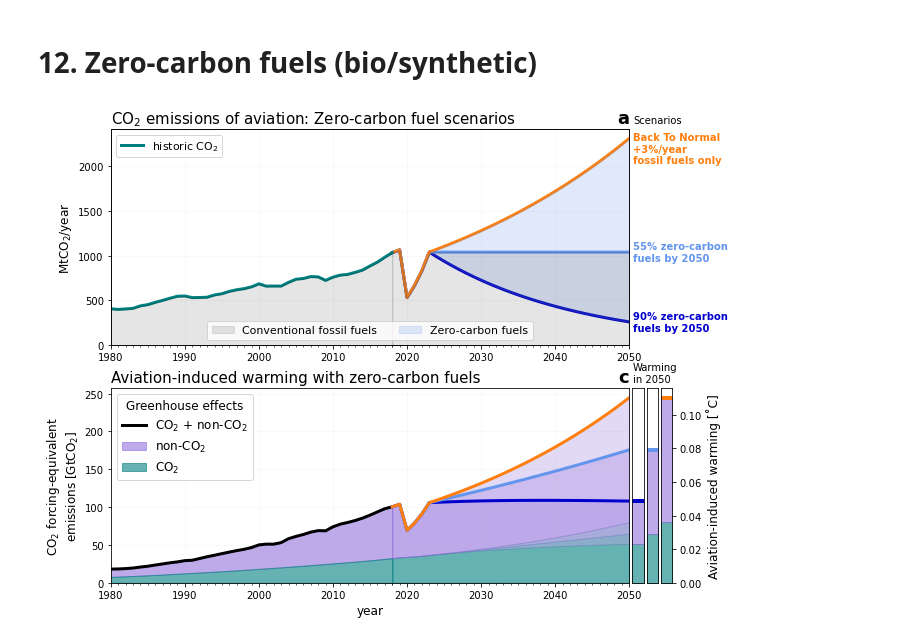
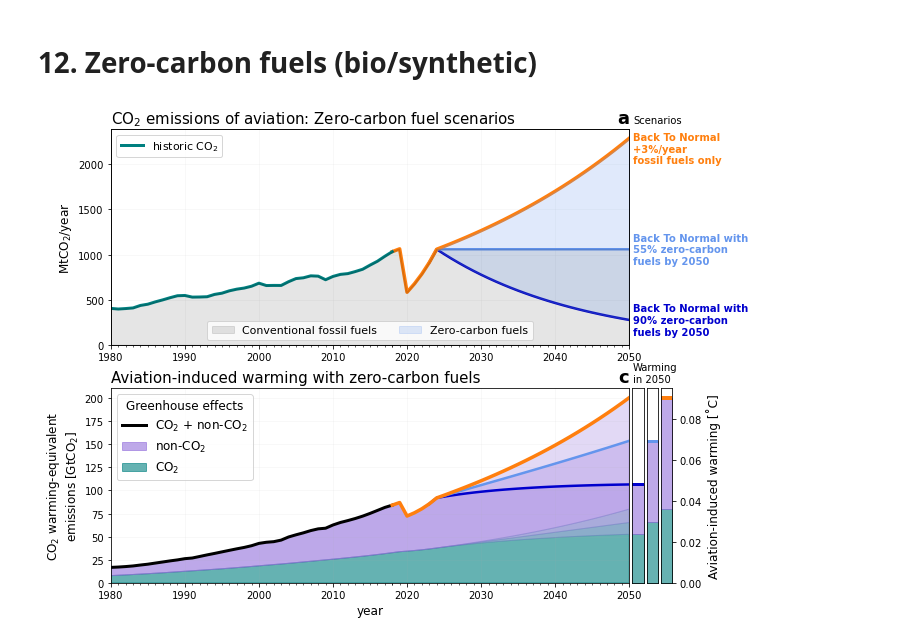
Before and after one commit to milankl/FlyingClimate, a Jupyter notebook: scripts/aviation_warming.ipynb, the cells around one changed output. Cells and saved outputs as stored; diff of their text form; code cells hidden in the pictures.

```diff
--- a/scripts/aviation_warming.ipynb
+++ b/scripts/aviation_warming.ipynb
@@ -1011 +1052,16 @@ for i in range(6,len(years_future)):   # 2021,2022,2023
+# %%
+# change the contrail forcing as F* = sqrt(m)*F for biofuels, with m fuel ratio of fossil/(bio+fossil)
+
+# fuel mixes (proportional to co2 emissions ratio)
+m5 = co2_scenario5 / co2_scenario3
+m6 = co2_scenario6 / co2_scenario3
+
+nonCO2_rf_B = o3short_rf + ch4_rf + o3long_rf + swv_rf + bc_rf + so4_rf + h2o_rf  # all but contrail
+nonCO2_rf_C = contrail_rf                                                         # contrails only
+
+# all but contrails B, contrails only C
+nonco2rf_scenario5B = np.zeros(len(years1940))
+nonco2rf_scenario6B = np.zeros(len(years1940))
+nonco2rf_scenario5C = np.zeros(len(years1940))
+nonco2rf_scenario6C = np.zeros(len(years1940))
 # %%
@@ -1099,13 +1127,14 @@ ax_s3.yaxis.set_label_position("right")
 ax_s3.yaxis.tick_right()
 
 # future scenarios
-ax2.fill_between(years,co2,alpha=0.1,color="k",label="Conventional fossil fuels")
-ax2.fill_between(years_future,co2_scenario3,co2_scenario6,alpha=0.2,color="cornflowerblue",label="Zero-carbon fuels")
-ax2.fill_between(years_future,co2_scenario5,alpha=0.1,color="k")
+from2018 = 2018-1940
+from2024 = 2024-1940
+ax2.fill_between(years1940,co2_scenario5,alpha=0.1,color="k",label="Conventional fossil fuels")
+ax2.fill_between(years1940[from2024:],co2_scenario3[from2024:],co2_scenario6[from2024:],alpha=0.2,color="cornflowerblue",label="Zero-carbon fuels")
 
-ax1.plot(years_future,co2_scenario6,"mediumblue",lw=3)
-ax1.plot(years_future,co2_scenario5,"cornflowerblue",lw=3)
-ax1.plot(years_future,co2_scenario3,"C1",lw=3)
+ax1.plot(years1940[from2024-1:],co2_scenario6[from2024-1:],"mediumblue",lw=2.5)
+ax1.plot(years1940[from2024-1:],co2_scenario5[from2024-1:],"cornflowerblue",lw=2.5)
+ax1.plot(years1940[from2018:],co2_scenario3[from2018:],"C1",lw=3.5)
 
 # historic
 ax1.plot(years,co2,"teal",lw=3,label=r"historic CO$_2$")
@@ -1124,52 +1153,46 @@ ax1.set_xticks(np.hstack((years,years_future)),minor=True)
 ax3.set_xticks(np.hstack((years,years_future)),minor=True)
 ax2.set_yticks([])
 
-# FORCING-EQUIVALENT EMISSIONS AND WARMING
+# WARMING-EQUIVALENT EMISSIONS AND WARMING
 # historic
 alfa=0.6
 h3 = lambda y: 1-np.cbrt(1-y)
-h4 = lambda y: 1-np.sqrt(np.sqrt(1-y))  # four-level superimposed alpha
 
 # cumulative
-ax3.fill_between(years,nonCO2_cumemissions+cumco2_1940,cumco2_1940,alpha=alfa,color="mediumpurple",label="non-CO$_2$")
-ax3.fill_between(years,cumco2_1940,alpha=alfa,color="teal",label=r"CO$_2$")
-ax3.plot(years,nonCO2_cumemissions+cumco2_1940,"k",lw=3,label=r"CO$_2$ + non-CO$_2$")
+ax3.plot(years1940[:till2018],warming_scenario3[:till2018]/TCRE,"k",lw=3,label=r"CO$_2$ + non-CO$_2$")
 
 # cumulative future
 # CO2
-# ax3.fill_between(years_future,np.ones_like(years_future)*np.sum(co2)/1000,alpha=h4(alfa),color="teal")
-ax3.fill_between(years_future,np.sum(co2_1940[:-1])/1000+np.cumsum(co2_scenario6)/1000,
+ax3.fill_between(years1940,co2warm_scenario6/TCRE,
                  alpha=h3(alfa),color="teal")
-ax3.fill_between(years_future,np.sum(co2_1940[:-1])/1000+np.cumsum(co2_scenario5)/1000,
+ax3.fill_between(years1940,co2warm_scenario5/TCRE,
                  alpha=h3(alfa),color="teal")
-ax3.fill_between(years_future,np.sum(co2_1940[:-1])/1000+np.cumsum(co2_scenario3)/1000,
+ax3.fill_between(years1940,co2warm_scenario3/TCRE,
                  alpha=h3(alfa),color="teal")
 
-# ax3.plot(years_future,np.sum(co2[:-1])/1000+np.cumsum(co2_scenario6)/1000,"mediumblue")
-# ax3.plot(years_future,np.sum(co2[:-1])/1000+np.cumsum(co2_scenario5)/1000,"cornflowerblue")
-# ax3.plot(years_future,np.sum(co2[:-1])/1000+np.cumsum(co2_scenario3)/1000,"C1")
+# NON-CO2
+ax3.plot(years1940[from2018:],warming_scenario3[from2018:]/TCRE,
+         "C1",lw=3.5,zorder=10)
+ax3.plot(years1940[from2024-1:],warming_scenario5[from2024-1:]/TCRE,
+         "cornflowerblue",lw=2.5,zorder=9)
+ax3.plot(years1940[from2024-1:],warming_scenario6[from2024-1:]/TCRE,
+         "mediumblue",lw=2.5,zorder=8)
 
-# NON-CO2
-ax3.plot(years_future,nonco2_cumemiss_scenario3+np.sum(co2_1940[:-1])/1000+np.cumsum(co2_scenario3)/1000,
-         "C1",lw=3,zorder=10)
-ax3.plot(years_future,nonco2_cumemiss_scenario5+np.sum(co2_1940[:-1])/1000+np.cumsum(co2_scenario5)/1000,
-         "cornflowerblue",lw=3,zorder=9)
-ax3.plot(years_future,nonco2_cumemiss_scenario6+np.sum(co2_1940[:-1])/1000+np.cumsum(co2_scenario6)/1000,
-         "mediumblue",lw=3,zorder=8)
-
-ax3.fill_between(years_future,nonco2_cumemiss_scenario5+np.sum(co2_1940[:-1])/1000+np.cumsum(co2_scenario5)/1000,
-                 np.sum(co2_1940[:-1])/1000+np.cumsum(co2_scenario5)/1000,
+ax3.fill_between(years1940,warming_scenario5/TCRE,co2warm_scenario5/TCRE,
                  alpha=h3(alfa),color="mediumpurple")
-ax3.fill_between(years_future,nonco2_cumemiss_scenario6+np.sum(co2_1940[:-1])/1000+np.cumsum(co2_scenario6)/1000,
-                 np.sum(co2_1940[:-1])/1000+np.cumsum(co2_scenario6)/1000,
+ax3.fill_between(years1940,warming_scenario6/TCRE,co2warm_scenario6/TCRE,
                  alpha=h3(alfa),color="mediumpurple")
-ax3.fill_between(years_future,nonco2_cumemiss_scenario3+np.sum(co2_1940[:-1])/1000+np.cumsum(co2_scenario3)/1000,
-                 np.sum(co2_1940[:-1])/1000+np.cumsum(co2_scenario3)/1000,
+ax3.fill_between(years1940,warming_scenario3/TCRE,co2warm_scenario3/TCRE,
                  alpha=h3(alfa),color="mediumpurple")
 
+# for legend only
+ax3.fill_between([0,1],[0,1],color="mediumpurple",alpha=alfa,label="non-CO$_2$")
+ax3.fill_between([0,1],[0,1],color="teal",alpha=alfa,label=r"CO$_2$")
+
+
 # SCENARIO COMPARISON 2050
-ax_s1.axhline(warming_scenario6[-1],color="mediumblue",lw=4)
-ax_s2.axhline(warming_scenario5[-1],color="cornflowerblue",lw=4)
+ax_s1.axhline(warming_scenario6[-1],color="mediumblue",lw=3)
+ax_s2.axhline(warming_scenario5[-1],color="cornflowerblue",lw=3)
 ax_s3.axhline(warming_scenario3[-1],color="C1",lw=4)
 
 ax_s1.fill_between([0,1],np.ones(2)*co2warm_scenario6[-1],color="teal",alpha=alfa)
@@ -1180,34 +1203,36 @@ ax_s1.fill_between([0,1],np.ones(2)*warming_scenario6[-1],np.ones(2)*co2warm_sce
 ax_s2.fill_between([0,1],np.ones(2)*warming_scenario5[-1],np.ones(2)*co2warm_scenario5[-1],color="mediumpurple",alpha=alfa)
 ax_s3.fill_between([0,1],np.ones(2)*warming_scenario3[-1],np.ones(2)*co2warm_scenario3[-1],color="mediumpurple",alpha=alfa)
 
 ax3.set_title(r"Aviation-induced warming with zero-carbon fuels",loc="left",fontsize=15)
-ax3.set_ylabel(r"CO$_2$ forcing-equivalent"+"\n"+"emissions [GtCO$_2$]",fontsize=12)
+ax3.set_ylabel(r"CO$_2$ warming-equivalent"+"\n"+"emissions [GtCO$_2$]",fontsize=12)
 ax_s3.set_ylabel("Aviation-induced warming [˚C]",fontsize=12)
 ax3.set_xlabel("year",fontsize=12)
 ax1.legend(loc=2,fontsize=11)
 ax2.legend(loc=8,fontsize=11,ncol=2)
 ax3.legend(loc=2,title="Greenhouse effects",fontsize=12,title_fontsize='large')
 
 ax3.set_ylim(0,ax3.get_ylim()[1])
 for ax in [ax_s1,ax_s2,ax_s3]:
     ax.set_ylim(0,TCRE*ax3.get_ylim()[1])
     ax.set_xlim(0,1)
 
 for ax in [ax_s1,ax_s2]:
     ax.set_yticks([])
     ax.set_xticks([])
 
 ax_s3.set_xticks([])
 
 ax1.grid(alpha=0.1)
 ax3.grid(alpha=0.1)
 
 ax1.text(2050.5,ax1.get_ylim()[1]*1.03,"Scenarios")
 ax3.text(2050.5,ax3.get_ylim()[1]*1.035,"Warming\nin 2050")
 ax1.text(2050.5,co2_scenario3[-1]*0.95,"Back To Normal\n+3%/year\nfossil fuels only",color="C1",fontweight="bold",va="center")
-ax1.text(2050.5,co2_scenario5[-1],str(int(np.round((1-m5[-1])*20)*5))+"% zero-carbon\nfuels by 2050",color="cornflowerblue",fontweight="bold",va="center")
-ax1.text(2050.5,co2_scenario6[-1],str(int(np.round((1-m6[-1])*20)*5))+"% zero-carbon\nfuels by 2050",color="mediumblue",fontweight="bold",va="center");
+ax1.text(2050.5,co2_scenario5[-1],
+         "Back To Normal with \n"+str(int(np.round((1-m5[-1])*20)*5))+"% zero-carbon\nfuels by 2050",color="cornflowerblue",fontweight="bold",va="center")
+ax1.text(2050.5,co2_scenario6[-1],
+         "Back To Normal with \n"+str(int(np.round((1-m6[-1])*20)*5))+"% zero-carbon\nfuels by 2050",color="mediumblue",fontweight="bold",va="center");
 
 # plt.savefig("../plots/biofuels_warming.pdf")
 # %% [output]
-[figure, old version]
+[figure, new version]
```
Also changed, not shown: parts of 27 cells of this notebook, 2 other files.
